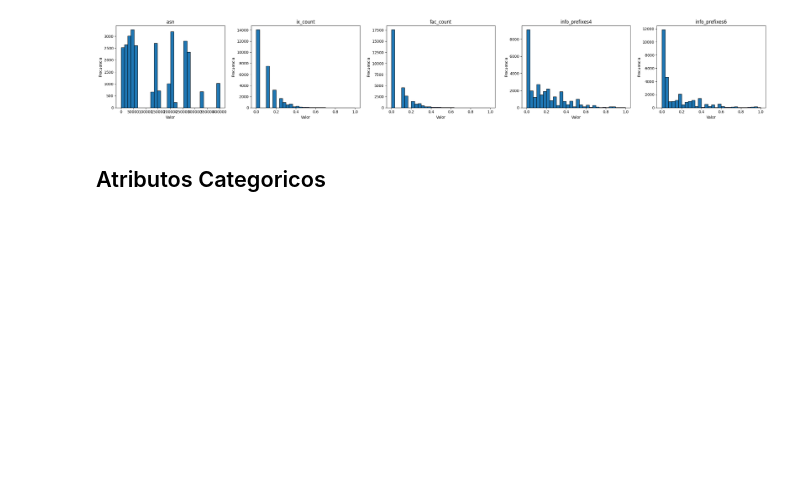
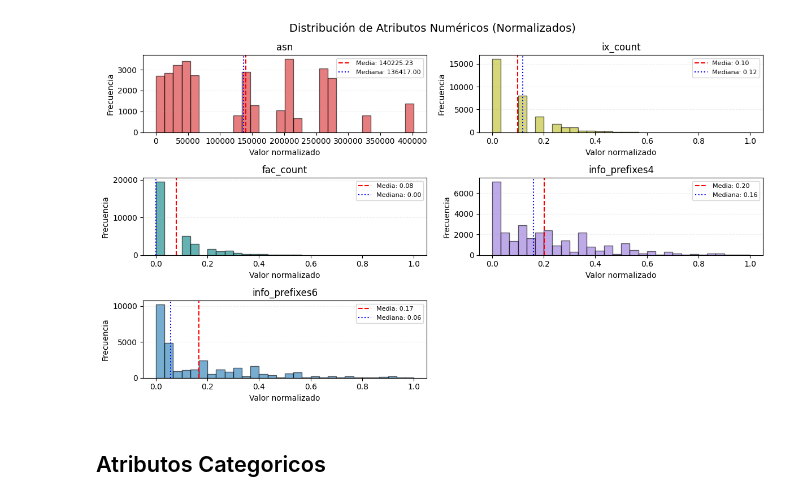
Before and after one commit to valesteban/TrabajoTesis, a Jupyter notebook: create_as_attr.ipynb, the cells around one changed output. Drawn from its saved outputs; the diff is of its cells as text; code cells hidden in the pictures; blank space fills up the shorter version.

```diff
--- a/create_as_attr.ipynb
+++ b/create_as_attr.ipynb
@@ -90,5 +94,5 @@ Cada Sistema Autonomo registrado tendra la siguiente Informacion:
 # %%
-def dowload_peeringdb(year:str='2022',month:str='01',day:str='01'):
+def dowload_peeringdb(year:str, month:str, day:str, output_dir:str='data/peeringdb/'):
     """
     Download the latest PeeringDB data from the official website.
     """
@@ -97,7 +101,7 @@ def dowload_peeringdb(year:str='2022',month:str='01',day:str='01'):
     url = f"https://publicdata.caida.org/datasets/peeringdb/{year}/{month}/peeringdb_2_dump_{year}_{month}_{day}.json"
 
     # Carpeta donde se guarda el archivo
-    file_path = os.path.join('data/peeringdb', "peeringdb.json")
+    file_path = os.path.join(output_dir, f"peeringdb_{year}_{month_number_to_name(month)}_{day}.json")
 
     # Descargar el archivo
     try:
@@ -110,3 +114,4 @@ def dowload_peeringdb(year:str='2022',month:str='01',day:str='01'):
         file.write(response.content)
 
     print(f"Downloaded PeeringDB data to {file_path}")
+    return file_path
@@ -122,9 +131,18 @@ NameError: name 'e' is not defined
+# %%
+meses = ['enero', 'febrero', 'marzo', 'abril', 'mayo', 'junio', 'julio', 'agosto', 'septiembre', 'octubre', 'noviembre', 'diciembre']
+DIA = '01'
+DATA_PATH = '/media/valentina/KINGSTON/TESIS/data/'
+OUTPUT_DIR = DATA_PATH + 'peeringdb/'
+
+for mes in meses:
+    peeringdb_file_path = dowload_peeringdb(ANO, month_name_to_number(mes), DIA, OUTPUT_DIR)
 # %%
 import json
 
-peeringdb_file = 'data/peeringdb/peeringdb.json'
-with open(peeringdb_file) as f:
+with open(peeringdb_file_path) as f:
     data = json.load(f)['net']['data']
     first_as = data[0]
-    print(first_as.keys())
+    print("Llaves ASN:")
+    for key in first_as.keys():
+        print(f"  * {key}: {type(first_as[key])}")
 # %% [output]
@@ -244,26 +284,46 @@ Columna: fac_count Min: 0.0 Max: 1.0
 Columna: info_prefixes4 Min: 0.0 Max: 1.0
 Columna: info_prefixes6 Min: 0.0 Max: 1.0
 # %%
+# Ahora graficamos usando subplots (estilo como la imagen)
+cols = list(num_df.columns)
+n = len(cols)
 
+ncols = 2
+nrows = int(np.ceil(n / ncols))
 
-# Ahora graficamos usando subplots
-num_cols = len(num_df.columns)  # cantidad de columnas
-fig, axs = plt.subplots(1, num_cols, figsize=(5*num_cols, 4))  # 1 fila, varias columnas
+fig, axs = plt.subplots(nrows, ncols, figsize=(12, 7))
+axs = np.array(axs).reshape(-1)  # flatten siempre
 
-# Si hay solo 1 columna, axs no es una lista, así que lo forzamos a lista
-if num_cols == 1:
-    axs = [axs]
+colors = ["tab:red", "tab:olive", "teal", "mediumpurple", "tab:blue", "tab:orange"]
 
-for i, col in enumerate(num_df.columns):
-    axs[i].hist(num_df[col], bins=30, edgecolor='black')
-    axs[i].set_title(col)
-    axs[i].set_xlabel('Valor')
-    axs[i].set_ylabel('Frecuencia')
+for i, col in enumerate(cols):
+    ax = axs[i]
+    values = num_df[col].dropna().astype(float).values
+    color = colors[i % len(colors)]
 
+    ax.hist(values, bins=30, edgecolor="black", alpha=0.6, color=color)
+
+    mean_val = float(np.mean(values)) if len(values) else float("nan")
+    median_val = float(np.median(values)) if len(values) else float("nan")
+
+    ax.axvline(mean_val, color="red", linestyle="--", linewidth=1.5, label=f"Media: {mean_val:.2f}")
+    ax.axvline(median_val, color="blue", linestyle=":", linewidth=1.5, label=f"Mediana: {median_val:.2f}")
+
+    ax.set_title(col)
+    ax.set_xlabel("Valor normalizado")
+    ax.set_ylabel("Frecuencia")
+    ax.grid(axis="y", alpha=0.2, linestyle="--")
+    ax.legend(loc="upper right", fontsize=8)
+
+# Ocultar ejes sobrantes (si n no llena la grilla)
+for j in range(n, len(axs)):
+    axs[j].axis("off")
+
+fig.suptitle("Distribución de Atributos Numéricos (Normalizados)", fontsize=14)
 plt.tight_layout()
 plt.show()
 # %% [output]
-[figure, old version]
+[figure, new version]
 # %% [markdown]
 ## Atributos Categoricos
 # %%
```
Also changed, not shown: parts of 26 cells of this notebook, 1 other file.
